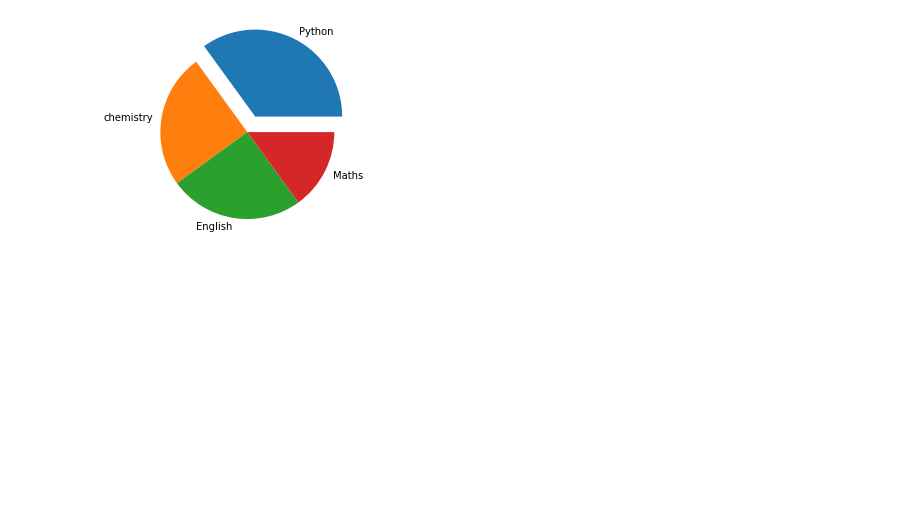
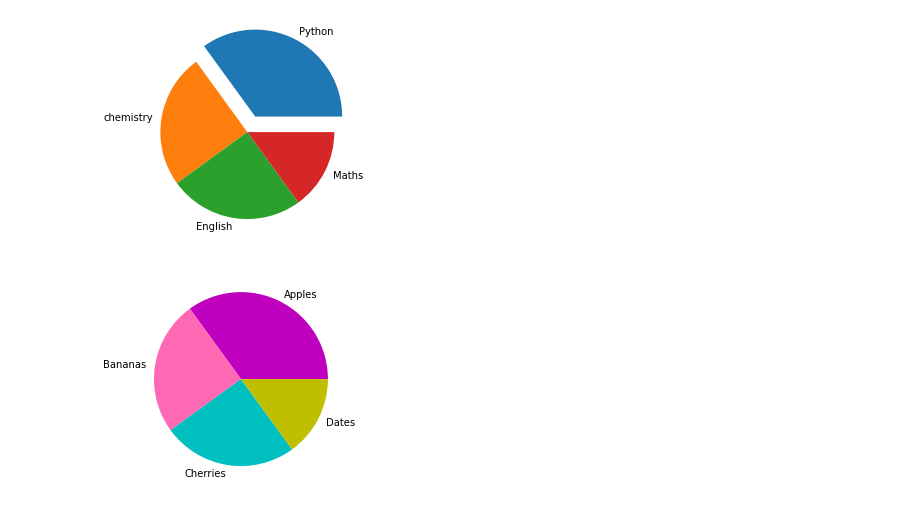
Before and after one commit to BaratamKeerti/python, a Jupyter notebook: matplotlib.ipynb, the cells around one changed output. Drawn from its saved outputs; the diff is of its cells as text; code cells hidden in the pictures; blank space fills up the shorter version.

```diff
--- a/matplotlib.ipynb
+++ b/matplotlib.ipynb
@@ -667,3 +651,13 @@ plt.pie(y,labels=my_labels,explode=my_explode)
 plt.show()
 # %% [output]
 [figure]
+# %%
+import matplotlib.pyplot as plt
+import numpy as np
+y = np.array([35, 25, 25, 15])
+mylabels = ["Apples", "Bananas", "Cherries", "Dates"]
+mycolors = ["m", "hotpink", "c", "y"]
+plt.pie(y, labels = mylabels, colors = mycolors)
+plt.show()
+# %% [output]
+[figure, added]
```
Also changed, not shown: parts of 8 cells of this notebook.
